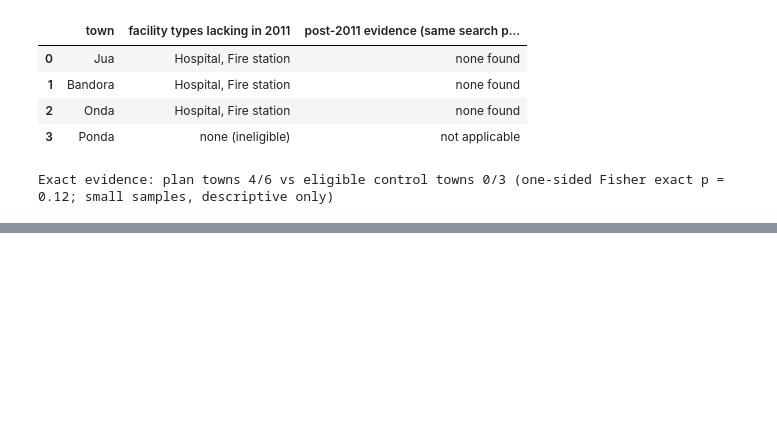
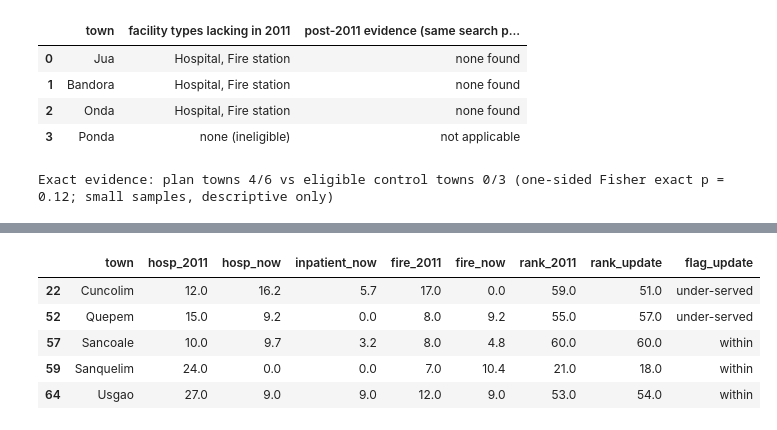
Before and after one commit to Pratikk02/InfraScore-Goa, a Jupyter notebook: InfraScore_Goa_Final.ipynb, the cells around one changed output, grey strips where cells are left out. Drawn from its saved outputs; the diff is of its cells as text; code cells hidden in the pictures; blank space fills up the shorter version.

```diff
--- a/InfraScore_Goa_Final.ipynb
+++ b/InfraScore_Goa_Final.ipynb
@@ -1494,0 +1549,71 @@ Exact evidence: plan towns 4/6 vs eligible control towns 0/3 (one-sided Fisher e
+# %%
+def haversine_km(lat1, lon1, lat2, lon2):
+    lat1, lon1, lat2, lon2 = map(np.radians, (lat1, lon1, lat2, lon2))
+    a = np.sin((lat2 - lat1) / 2) ** 2 + np.cos(lat1) * np.cos(lat2) * np.sin((lon2 - lon1) / 2) ** 2
+    return 6371.0 * 2 * np.arcsin(np.sqrt(a))
+
+
+TC = F[["census_code", "town"]].merge(COORDS[["census_code", "lat", "lon"]], on="census_code", how="left")
+assert TC.lat.notna().all(), "every analysed town needs coordinates"
+LAT, LON = TC.lat.values, TC.lon.values
+DMAT = haversine_km(LAT[:, None], LON[:, None], LAT[None, :], LON[None, :])
+
+ctown = COORDS.set_index("town")
+hq_lat = np.where(F.district == "North Goa", ctown.loc["Panaji", "lat"], ctown.loc["Margao", "lat"])
+hq_lon = np.where(F.district == "North Goa", ctown.loc["Panaji", "lon"], ctown.loc["Margao", "lon"])
+straight_hq = haversine_km(LAT, LON, hq_lat, hq_lon)
+okc = (raw.dist_district_hq_km.values > 3) & (straight_hq > 2)
+ratio = raw.dist_district_hq_km.values[okc] / straight_hq[okc]
+CIRC = float(np.median(ratio))
+print(f"Circuity factor (census road km / straight-line km to district HQ, n={okc.sum()}): median {CIRC:.2f}, "
+      f"IQR {np.percentile(ratio, 25):.2f}-{np.percentile(ratio, 75):.2f}")
+
+CF = pd.read_csv(RAW / "spatial" / "contemporary_facilities.csv")
+
+
+def access_to(sub):
+    d = haversine_km(LAT[:, None], LON[:, None], sub.lat.values[None, :], sub.lon.values[None, :]) * CIRC
+    for j, t in enumerate(sub.census_town.values):
+        if isinstance(t, str):
+            d[(TC.town == t).values, j] = 0.0
+    return d.min(axis=1)
+
+
+HOSP_NOW = CF[(CF.facility_type == "health") & (CF.functional_beds.fillna(999) >= 30)]   # GMC, DH, SDH, CHC
+INPT_NOW = CF[CF.facility_type == "health"]                                            # + bedded PHCs
+FIRE_NOW = CF[CF.facility_type == "fire"]
+NOW = pd.DataFrame({"census_code": F.census_code, "town": F.town, "district": F.district,
+                    "hosp_2011": F.acc_hospital_km.values, "hosp_now": access_to(HOSP_NOW),
+                    "inpatient_now": access_to(INPT_NOW), "fire_2011": F.acc_fire_km.values, "fire_now": access_to(FIRE_NOW)})
+print(f"Public hospitals >=30 beds now: {len(HOSP_NOW)}; bedded PHCs: {len(INPT_NOW) - len(HOSP_NOW)}; fire stations: {len(FIRE_NOW)}")
+print(f"Median km to hospital: 2011 census {NOW.hosp_2011.median():.1f} | now (public, >=30 beds) {NOW.hosp_now.median():.1f} | "
+      f"now (any public inpatient) {NOW.inpatient_now.median():.1f}")
+print(f"Median km to fire station: 2011 {NOW.fire_2011.median():.1f} | now {NOW.fire_now.median():.1f}; "
+      f"towns with a fire station within 5 km: 2011 {(NOW.fire_2011 <= 5).sum()} | now {(NOW.fire_now <= 5).sum()}")
+
+F_NOW = F.copy()
+F_NOW["acc_hospital_km"] = NOW.hosp_now.values
+F_NOW["acc_fire_km"] = NOW.fire_now.values
+IS_NOW = aggregate(pillar_table(score_indicators(F_NOW, BOUNDS)), BASE_W).values
+NOW["is_2011"], NOW["is_partial_update"] = IS0, IS_NOW
+NOW["rank_2011"] = pd.Series(IS0).rank(ascending=False).values
+NOW["rank_update"] = pd.Series(IS_NOW).rank(ascending=False).values
+RHO_UPDATE = spearmanr(IS0, IS_NOW).statistic
+_r = spearmanr(IS0, NOW.inpatient_now); RHO_HOSP_NOW, P_HOSP_NOW = _r.statistic, _r.pvalue
+print(f"Partially updated index vs 2011 index: Spearman {RHO_UPDATE:.3f}; 2011 InfraScore vs current km to any public "
+      f"inpatient facility: Spearman {RHO_HOSP_NOW:.2f} (p = {P_HOSP_NOW:.3f})")
+
+# re-run the peer-gap classification on the partially updated index (same model, same features, same protocol)
+est, grid = MODELS[BEST]
+y_now = pd.Series(IS_NOW)
+oof_now = np.mean([cross_val_predict(tuned(est, grid), X, y_now, cv=KFold(5, shuffle=True, random_state=s)) for s in range(5)], axis=0)
+gap_now = IS_NOW - oof_now
+q90_now = np.quantile(np.abs(gap_now), 0.90)
+NOW["gap_update"] = gap_now
+NOW["flag_update"] = np.where(gap_now < -q90_now, "under-served", np.where(gap_now > q90_now, "above", "within"))
+UNDER_2011 = GAP[GAP.flag == "Significantly under-served"].town.tolist()
+UNDER_NOW = NOW[NOW.flag_update == "under-served"].town.tolist()
+print(f"Under-served on 2011 data: {UNDER_2011}; on the partially updated index: {UNDER_NOW} (band +/-{q90_now:.1f})")
+display(NOW[NOW.town.isin(set(UNDER_2011) | set(UNDER_NOW) | {"Usgao", "Sanquelim"})]
+        [["town", "hosp_2011", "hosp_now", "inpatient_now", "fire_2011", "fire_now", "rank_2011", "rank_update", "flag_update"]].round(1))
+# %% [output]
@@ -1494,0 +1626,6 @@ Exact evidence: plan towns 4/6 vs eligible control towns 0/3 (one-sided Fisher e
+|  | town | hosp_2011 | hosp_now | inpatient_now | fire_2011 | fire_now | rank_2011 | rank_update | flag_update |
+| 22 | Cuncolim | 12.0 | 16.2 | 5.7 | 17.0 | 0.0 | 59.0 | 51.0 | under-served |
+| 52 | Quepem | 15.0 | 9.2 | 0.0 | 8.0 | 9.2 | 55.0 | 57.0 | under-served |
+| 57 | Sancoale | 10.0 | 9.7 | 3.2 | 8.0 | 4.8 | 60.0 | 60.0 | within |
+| 59 | Sanquelim | 24.0 | 0.0 | 0.0 | 7.0 | 10.4 | 21.0 | 18.0 | within |
+| 64 | Usgao | 27.0 | 9.0 | 9.0 | 12.0 | 9.0 | 53.0 | 54.0 | within |
```
Also changed, not shown: parts of 21 cells of this notebook, 52 other files.
